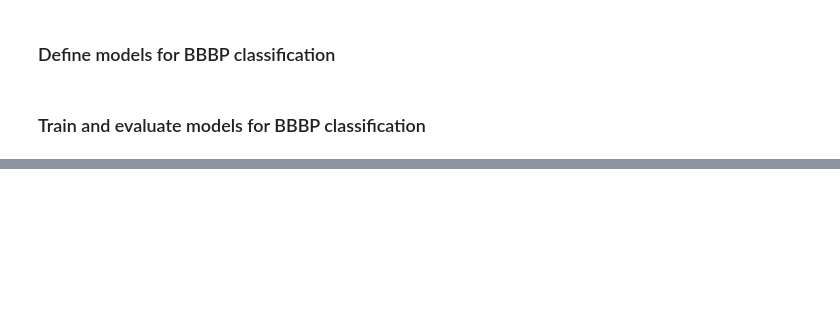
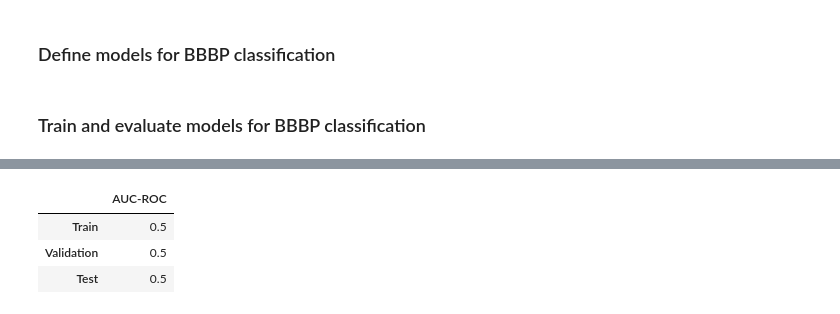
Before and after one commit to Jacob-sandstrom/DAT625-Structured-machine-learning, a Jupyter notebook: Structured_ML_Project1_Notebook.ipynb, the cells around one changed output, grey strips where cells are left out. Saved outputs shown, nothing was run; the diff lists cells and outputs as text; code cells hidden in the pictures; blank space fills up the shorter version.

```diff
--- a/Structured_ML_Project1_Notebook.ipynb
+++ b/Structured_ML_Project1_Notebook.ipynb
@@ -414,7 +532,7 @@ print(embedding_statistics["max_vals"])
 print(embedding_statistics["n_embeddings"])
 
 # Split data in train/val/test
-train_dataset, val_dataset, test_dataset = sml_data.split_dataset(bbbp, frac_train=0.8, seed=..., split=...)  # TODO: complete this (HINT: check sml_project1/data.py for data splitting options)
+# train_dataset, val_dataset, test_dataset = sml_data.split_dataset(bbbp, frac_train=0.8, seed=0, split="scaffold")  # TODO: complete this (HINT: check sml_project1/data.py for data splitting options)
 # %% [output]
 [1, 0, 0, 4, 0, 0, 1, 0, 0]
 [53, 2, 4, 7, 3, 1, 4, 1, 1]
@@ -450,15 +586,3 @@ gat_classification = MolecularGraphClassification(
 )
 # %% [markdown]
 ### Train and evaluate models for BBBP classification
-# %%
-# CLASSIFICATION TASK: TRAINING
-train_batch_size = ...
-val_batch_size = ...
-n_epochs = ...
-
-train_dataloader = geom.loader.DataLoader(train_dataset, batch_size=train_batch_size, shuffle=True)
-val_dataloader = geom.loader.DataLoader(val_dataset, batch_size=val_batch_size)
-
-model = ...
-
-# TODO: Again, train 3 models of each type and evaluate their loss and metrics
@@ -465,2 +695,21 @@ model = ...
 # %%
 # Present results for the classification task in way that is structurally comparable to the regression task
+# %%
+
+deepset_results = pd.DataFrame(
+    {
+        "AUC-ROC": [
+            np.mean(np.array(model_data_classif["deepset"]["train"]["auc_roc"]), axis=0)[-1],
+            np.mean(np.array(model_data_classif["deepset"]["val"]["auc_roc"]), axis=0)[-1],
+            np.mean(np.array(model_data_classif["deepset"]["test"]["auc_roc"]), axis=0),
+        ],
+    },
+    index=["Train", "Validation", "Test"],
+)
+
+display(deepset_results)
+# %% [output]
+|  | AUC-ROC |
+| Train | 0.5 |
+| Validation | 0.5 |
+| Test | 0.5 |
```
Also changed, not shown: parts of 17 cells of this notebook.
